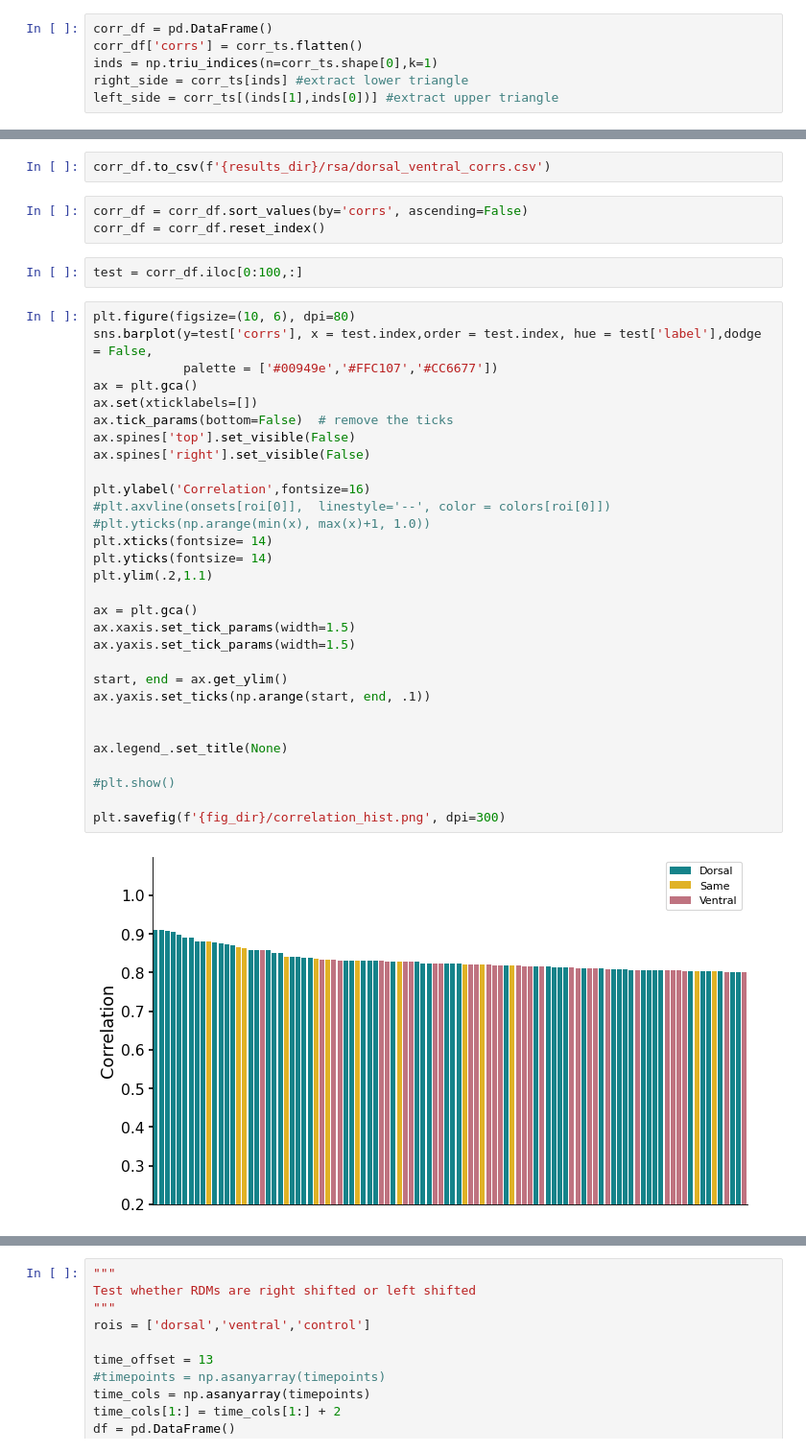
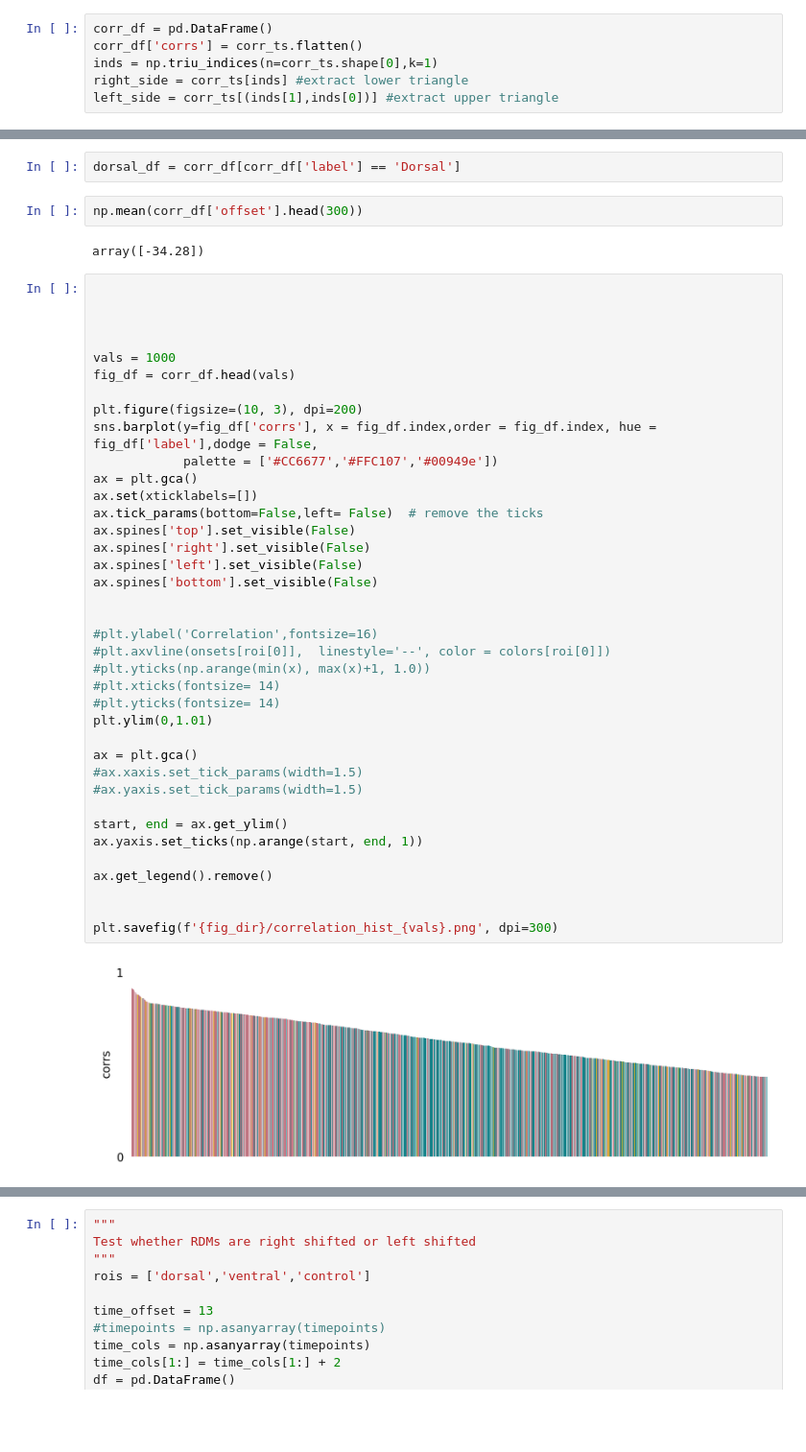
Before and after one commit to vayzenb/pepdoc, a Jupyter notebook: analysis/pepdoc_analysis_figs.ipynb, the cells around one changed output, grey strips where cells are left out. Shown at 96% size. Saved outputs shown, nothing was run; the diff lists cells and outputs as text; blank space fills up the shorter version.

```diff
--- a/analysis/pepdoc_analysis_figs.ipynb
+++ b/analysis/pepdoc_analysis_figs.ipynb
@@ -347,39 +589,46 @@ corr_df['label'] = label
-# %%
-corr_df.to_csv(f'{results_dir}/rsa/dorsal_ventral_corrs.csv')
-# %%
-corr_df = corr_df.sort_values(by='corrs', ascending=False)
-corr_df = corr_df.reset_index()
-# %%
-test = corr_df.iloc[0:100,:]
+# %%
+dorsal_df = corr_df[corr_df['label'] == 'Dorsal']
+# %%
+np.mean(corr_df['offset'].head(300))
+# %% [output]
+array([-34.28])
 # %%
-plt.figure(figsize=(10, 6), dpi=80)
-sns.barplot(y=test['corrs'], x = test.index,order = test.index, hue = test['label'],dodge = False,
-            palette = ['#00949e','#FFC107','#CC6677'])
+
+
+
+
+vals = 1000
+fig_df = corr_df.head(vals)
+
+plt.figure(figsize=(10, 3), dpi=200)
+sns.barplot(y=fig_df['corrs'], x = fig_df.index,order = fig_df.index, hue = fig_df['label'],dodge = False,
+            palette = ['#CC6677','#FFC107','#00949e'])
 ax = plt.gca()
 ax.set(xticklabels=[])
-ax.tick_params(bottom=False)  # remove the ticks
+ax.tick_params(bottom=False,left= False)  # remove the ticks
 ax.spines['top'].set_visible(False)
 ax.spines['right'].set_visible(False)
+ax.spines['left'].set_visible(False)
+ax.spines['bottom'].set_visible(False)
 
-plt.ylabel('Correlation',fontsize=16)
+
+#plt.ylabel('Correlation',fontsize=16)
 #plt.axvline(onsets[roi[0]],  linestyle='--', color = colors[roi[0]])
 #plt.yticks(np.arange(min(x), max(x)+1, 1.0))
-plt.xticks(fontsize= 14)
-plt.yticks(fontsize= 14)
-plt.ylim(.2,1.1)
+#plt.xticks(fontsize= 14)
+#plt.yticks(fontsize= 14)
+plt.ylim(0,1.01)
 
 ax = plt.gca()
-ax.xaxis.set_tick_params(width=1.5)
-ax.yaxis.set_tick_params(width=1.5)
+#ax.xaxis.set_tick_params(width=1.5)
+#ax.yaxis.set_tick_params(width=1.5)
 
 start, end = ax.get_ylim()
-ax.yaxis.set_ticks(np.arange(start, end, .1))
+ax.yaxis.set_ticks(np.arange(start, end, 1))
+
+ax.get_legend().remove()
 
 
-ax.legend_.set_title(None)
-
-#plt.show()
-
-plt.savefig(f'{fig_dir}/correlation_hist.png', dpi=300)
+plt.savefig(f'{fig_dir}/correlation_hist_{vals}.png', dpi=300)
 # %% [output]
-[figure, old version]
+[figure, new version]
```
Also changed, not shown: parts of 27 cells of this notebook, 14 other files.
